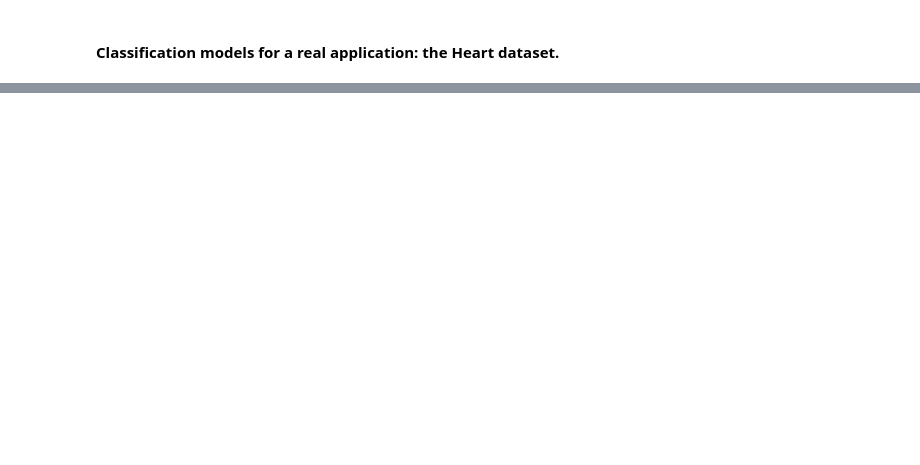
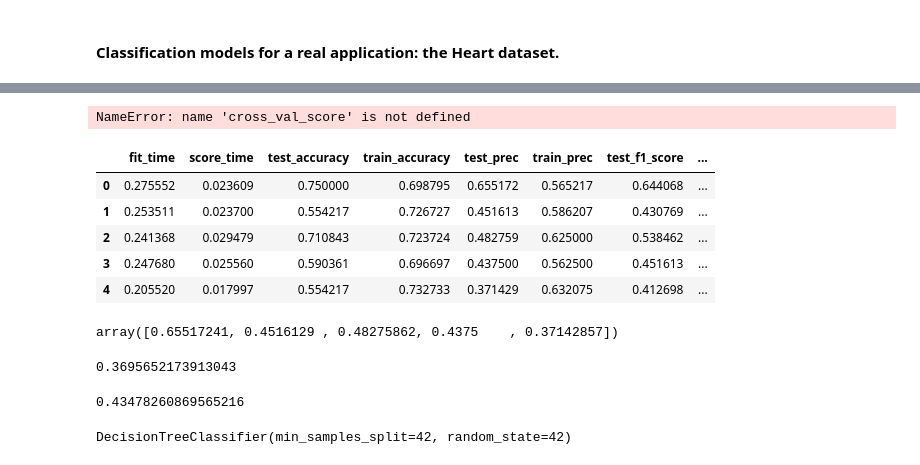
Before and after one commit to VhinyMombo/MAL2021, a Jupyter notebook: MAL_TP3.ipynb, the cells around one changed output, grey strips where cells are left out. Drawn from its saved outputs; the diff is of its cells as text; code cells hidden in the pictures; blank space fills up the shorter version.

```diff
--- a/MAL_TP3.ipynb
+++ b/MAL_TP3.ipynb
@@ -320,0 +553,24 @@ plt.show()
+# %%
+from sklearn.model_selection import cross_validate
+from sklearn.metrics import make_scorer
+from sklearn.metrics import accuracy_score
+kf = KFold(n_splits= 5,shuffle=True)
+scoring = {'accuracy': make_scorer(accuracy_score),'prec': 'precision','f1_score' : 'f1', 'recall' : 'recall'}
+ss = cross_validate(model, X_train, y_train, scoring= scoring, cv=kf, n_jobs=-1, error_score='raise', return_train_score=True)
+# %%
+cross_val_score(model, X_train, y_train, scoring='accuracy', cv=kf, n_jobs=-1, error_score='raise')
+# %% [output]
+NameError: name 'cross_val_score' is not defined
+# %%
+pd.DataFrame(ss)
+# %% [output]
+|  | fit_time | score_time | test_accuracy | train_accuracy | test_prec | train_prec | test_f1_score | ... |
+| 0 | 0.275552 | 0.023609 | 0.750000 | 0.698795 | 0.655172 | 0.565217 | 0.644068 | ... |
+| 1 | 0.253511 | 0.023700 | 0.554217 | 0.726727 | 0.451613 | 0.586207 | 0.430769 | ... |
+| 2 | 0.241368 | 0.029479 | 0.710843 | 0.723724 | 0.482759 | 0.625000 | 0.538462 | ... |
+| 3 | 0.247680 | 0.025560 | 0.590361 | 0.696697 | 0.437500 | 0.562500 | 0.451613 | ... |
+| 4 | 0.205520 | 0.017997 | 0.554217 | 0.732733 | 0.371429 | 0.632075 | 0.412698 | ... |
+# %%
+ss['test_prec']
+# %% [output]
+array([0.65517241, 0.4516129 , 0.48275862, 0.4375    , 0.37142857])
@@ -320,0 +598,12 @@ plt.show()
+# %%
+sum(sh.predict(X_test)!= y_test)/len(y_test)
+# %% [output]
+0.3695652173913043
+# %%
+sum(gs.predict(X_test)!= y_test)/len(y_test)
+# %% [output]
+0.43478260869565216
+# %%
+gs.best_estimator_
+# %% [output]
+DecisionTreeClassifier(min_samples_split=42, random_state=42)
```
Also changed, not shown: parts of 32 cells of this notebook.
